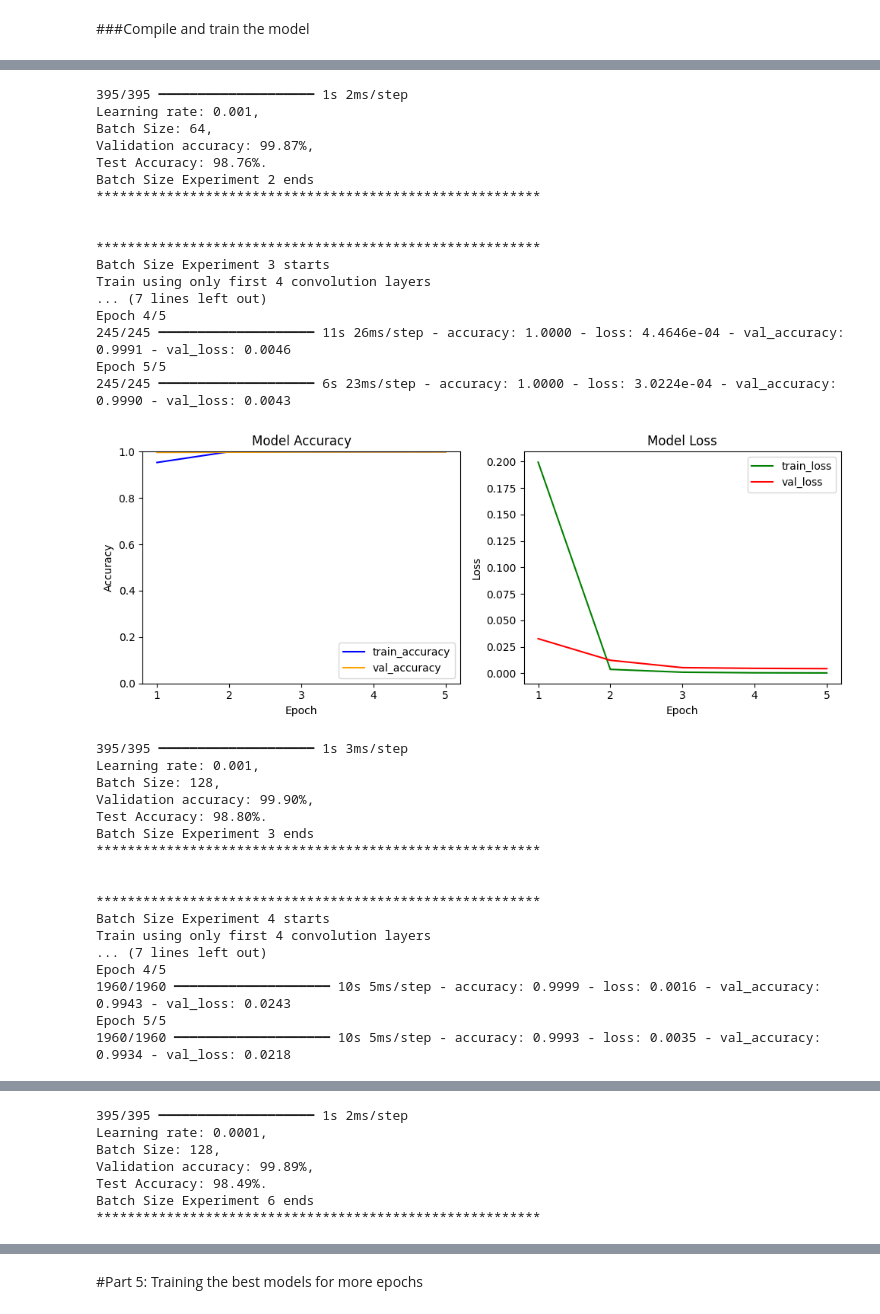
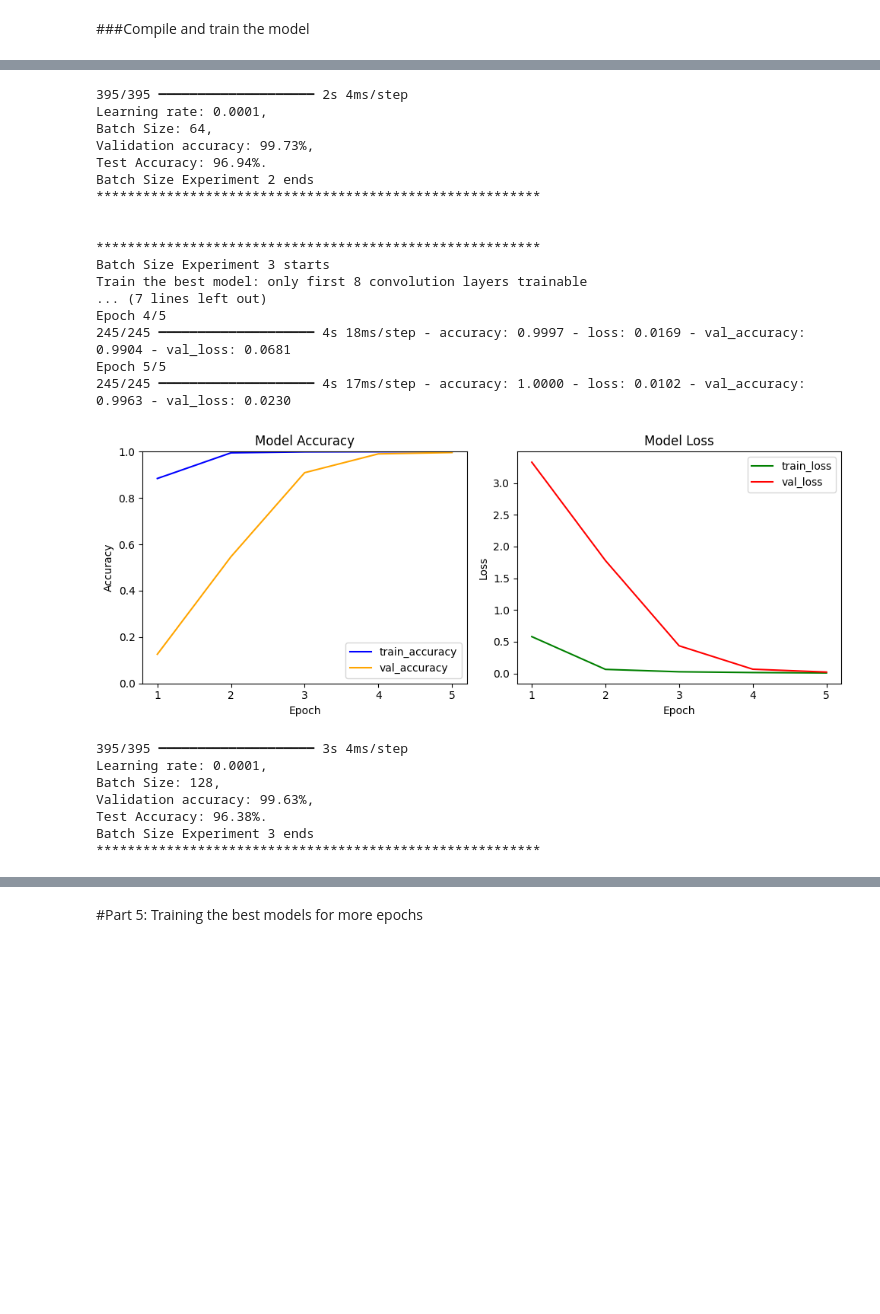
Before and after one commit to masud10402/Data-Science-Project, a Jupyter notebook: ResNet50_model_experiments.ipynb, the cells around one changed output, grey strips where cells are left out. Cells and saved outputs as stored; diff of their text form; code cells hidden in the pictures; blank space fills up the shorter version.

```diff
--- a/ResNet50_model_experiments.ipynb
+++ b/ResNet50_model_experiments.ipynb
@@ -233,7 +233,7 @@ def visualize_training_curves(history):
     """
     This function will plot the accuracy and loss curve of the trained model.
     parameter:
-        history: It contains taining history of the model
+        history: It contains training history of the model
     """
 
     # Create a 2x2 grid of subplots
@@ -1878,19 +1878,19 @@ from tensorflow.keras.models import Sequential
 from tensorflow.keras.layers import Dense, Flatten, BatchNormalization
 from tensorflow.keras import models
 
-# Load the VGG16 base model
+# Load the ResNet50 base model
 base_model = ResNet50(include_top=False, weights='imagenet', input_shape=(IMG_SIZE, IMG_SIZE, 3))
 
 # Add new layers on top of the base model
 model = Sequential()
 model.add(base_model)
 
-# Continue with your custom layers
+# Continue with custom layers
 x = base_model.get_layer('conv4_block3_out').output
 x = BatchNormalization()(x)
 x = Flatten()(x)
 x = Dense(512, activation='sigmoid')(x)
-out = Dense(43, activation='softmax')(x)
+out = Dense(num_classes, activation='softmax')(x)
 
 model = models.Model(inputs = base_model.input, outputs = out, name='model')
 
@@ -2089,27 +2091,27 @@ from tensorflow.keras.models import Sequential
 from tensorflow.keras.layers import Dense, Flatten, BatchNormalization
 from tensorflow.keras import models
 
-# write a function to load vgg16 model
+# write a function to load best ResNet50 model
 def load_ResNet50_model_8_conv_layer(input_shape):
 
     """
-    This function will load vgg16 model with its all base model layers as trainable
+    This function will load ResNet50 model with its first 8 convolutional layers and top layers
     It will accept input shape as parameter
     """
 
-    # Load the VGG16 base model
+    # Load the ResNet50 base model
     base_model = ResNet50(include_top=False, weights='imagenet', input_shape=(IMG_SIZE, IMG_SIZE, 3))
 
     # Add new layers on top of the base model
     model = Sequential()
     model.add(base_model)
 
-    # Continue with your custom layers
+    # Continue with custom layers
     x = base_model.get_layer('conv2_block2_out').output
     x = BatchNormalization()(x)
     x = Flatten()(x)
     x = Dense(512, activation='sigmoid')(x)
-    out = Dense(43, activation='softmax')(x)
+    out = Dense(num_classes, activation='softmax')(x)
 
     model = models.Model(inputs = base_model.input, outputs = out, name='model')
 
@@ -2216,7 +2245,7 @@ Different batch sizes will be experimented on the model in the following cells w
 from tensorflow.keras.optimizers import Adam
 from tensorflow.keras.callbacks import EarlyStopping
 
-learning_rate = [0.001, 0.0001]
+learning_rate = [0.0001]
 batch_sizes = [16, 64, 128]
 EPOCHS = 5
 
@@ -2281,35 +2310,25 @@ Epoch 5/5
-395/395 ━━━━━━━━━━━━━━━━━━━━ 1s 2ms/step
-Learning rate: 0.001,
+395/395 ━━━━━━━━━━━━━━━━━━━━ 2s 4ms/step
+Learning rate: 0.0001,
 Batch Size: 64,
-Validation accuracy: 99.87%,
-Test Accuracy: 98.76%.
+Validation accuracy: 99.73%,
+Test Accuracy: 96.94%.
 Batch Size Experiment 2 ends
 *********************************************************
 
 
 *********************************************************
 Batch Size Experiment 3 starts
-Train using only first 4 convolution layers
+Train the best model: only first 8 convolution layers trainable
 ... (7 lines left out)
 Epoch 4/5
-245/245 ━━━━━━━━━━━━━━━━━━━━ 11s 26ms/step - accuracy: 1.0000 - loss: 4.4646e-04 - val_accuracy: 0.9991 - val_loss: 0.0046
+245/245 ━━━━━━━━━━━━━━━━━━━━ 4s 18ms/step - accuracy: 0.9997 - loss: 0.0169 - val_accuracy: 0.9904 - val_loss: 0.0681
 Epoch 5/5
-245/245 ━━━━━━━━━━━━━━━━━━━━ 6s 23ms/step - accuracy: 1.0000 - loss: 3.0224e-04 - val_accuracy: 0.9990 - val_loss: 0.0043
+245/245 ━━━━━━━━━━━━━━━━━━━━ 4s 17ms/step - accuracy: 1.0000 - loss: 0.0102 - val_accuracy: 0.9963 - val_loss: 0.0230
-[figure, old version]
+[figure, new version]
-395/395 ━━━━━━━━━━━━━━━━━━━━ 1s 3ms/step
-Learning rate: 0.001,
+395/395 ━━━━━━━━━━━━━━━━━━━━ 3s 4ms/step
+Learning rate: 0.0001,
 Batch Size: 128,
-Validation accuracy: 99.90%,
-Test Accuracy: 98.80%.
+Validation accuracy: 99.63%,
+Test Accuracy: 96.38%.
 Batch Size Experiment 3 ends
 *********************************************************
-
-
-*********************************************************
-Batch Size Experiment 4 starts
-Train using only first 4 convolution layers
-... (7 lines left out)
-Epoch 4/5
-1960/1960 ━━━━━━━━━━━━━━━━━━━━ 10s 5ms/step - accuracy: 0.9999 - loss: 0.0016 - val_accuracy: 0.9943 - val_loss: 0.0243
-Epoch 5/5
-1960/1960 ━━━━━━━━━━━━━━━━━━━━ 10s 5ms/step - accuracy: 0.9993 - loss: 0.0035 - val_accuracy: 0.9934 - val_loss: 0.0218
@@ -2353,9 +2335,2 @@ Epoch 5/5
-395/395 ━━━━━━━━━━━━━━━━━━━━ 1s 2ms/step
-Learning rate: 0.0001,
-Batch Size: 128,
-Validation accuracy: 99.89%,
-Test Accuracy: 98.49%.
-Batch Size Experiment 6 ends
-*********************************************************
 # %% [markdown]
 ## Batch size experiments results:
```
Also changed, not shown: parts of 40 cells of this notebook, 1 other file.
